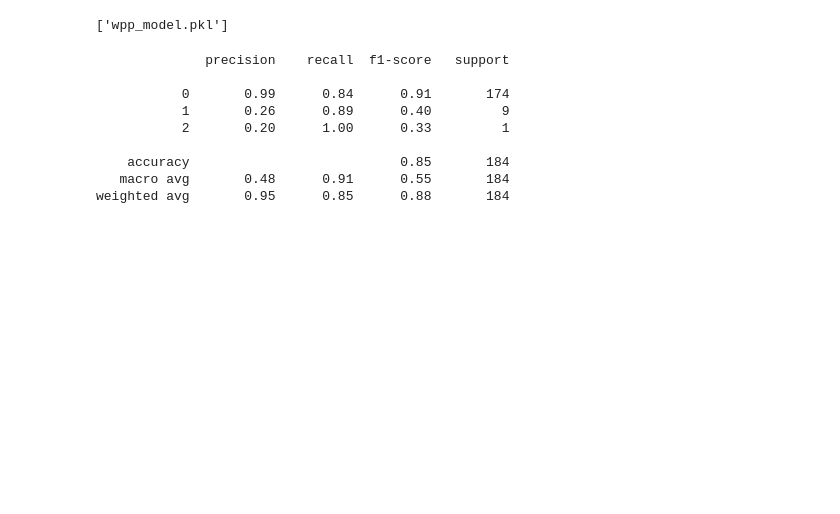
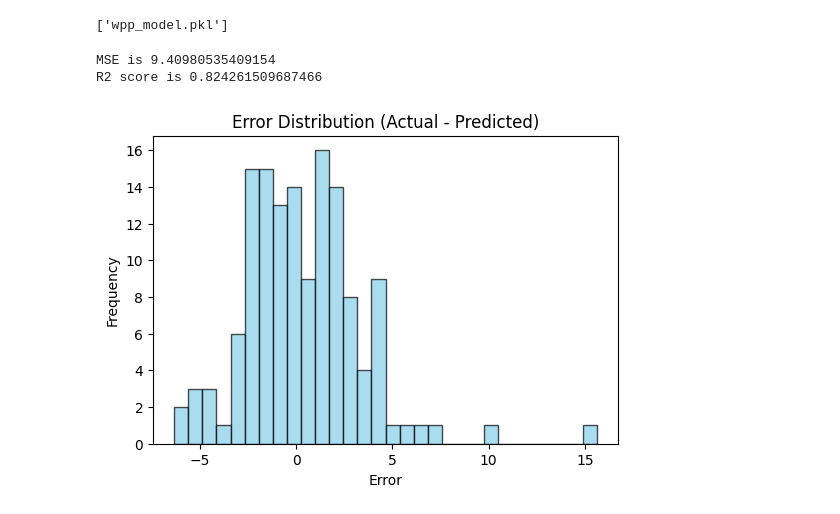
Before and after one commit to puskr99/ml-project-water-potability, a Jupyter notebook: code/water.ipynb, the cells around one changed output. Saved outputs shown, nothing was run; the diff lists cells and outputs as text; code cells hidden in the pictures; blank space fills up the shorter version.

```diff
--- a/code/water.ipynb
+++ b/code/water.ipynb
@@ -397,4 +606,4 @@ y = data['target']
 # %%
 from sklearn.model_selection import train_test_split
 
-X_train, X_test, y_train, y_test = train_test_split(X, y, test_size= 0.2, stratify=y, random_state=42)
+X_train, X_test, y_train, y_test = train_test_split(X, y, test_size= 0.15, random_state=42)
@@ -427,0 +650,9 @@ New Class distribution after SMOTE
+# %%
+# removing the outliers from the X_train columns using the bounds
+for col in X_train.columns:
+    bounds = []
+    bounds = outlier_count(col)
+    if len(bounds) == 0:
+        continue
+
+    X_train[col] = X_train[col].clip(lower=bounds[0], upper=bounds[1])
@@ -431,7 +682,7 @@ Scale the features using standard scalar for faster convergence.
 from sklearn.preprocessing import StandardScaler
 
 ss = StandardScaler()
-X_train_resampled = ss.fit_transform(X_train_resampled)
+X_train_resampled = ss.fit_transform(X_train)
 X_test = ss.fit_transform(X_test)
 
 # y_train_resampled = y_train
@@ -532,16 +809,30 @@ loaded_model = joblib.load(model_name)
 # Make predictions
 y_pred = loaded_model.predict(X_test)
 # %%
-from sklearn.metrics import classification_report
+# from sklearn.metrics import classification_report
 
-print(classification_report(y_true=y_test, y_pred=y_pred))
+# print(classification_report(y_true=y_test, y_pred=y_pred))
-# %% [output]
-              precision    recall  f1-score   support
-
-           0       0.99      0.84      0.91       174
-           1       0.26      0.89      0.40         9
-           2       0.20      1.00      0.33         1
-
-    accuracy                           0.85       184
-   macro avg       0.48      0.91      0.55       184
-weighted avg       0.95      0.85      0.88       184
+# %%
+from sklearn.metrics import mean_squared_error, r2_score
+
+yhat = loaded_model.predict(X_test)
+print("MSE is", mean_squared_error(y_test, yhat))
+
+print("R2 score is", r2_score(y_test, yhat))
+# %% [output]
+MSE is 9.40980535409154
+R2 score is 0.824261509687466
+# %%
+errors = y_test - yhat
+
+# Plotting errors
+plt.figure(figsize=(6, 4))
+
+# Plotting error distribution
+plt.hist(errors, bins=30, edgecolor='black', alpha=0.7, color='skyblue')
+plt.xlabel('Error')
+plt.ylabel('Frequency')
+plt.title('Error Distribution (Actual - Predicted)')
+plt.show()
+# %% [output]
+[figure, added]
```
Also changed, not shown: parts of 33 cells of this notebook, 1 other file.
